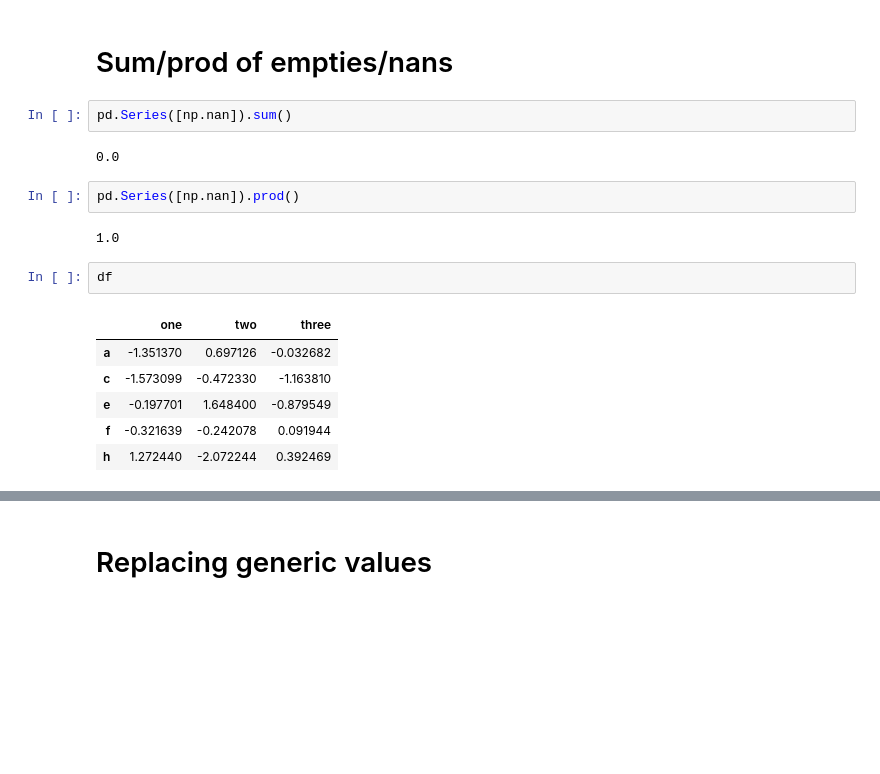
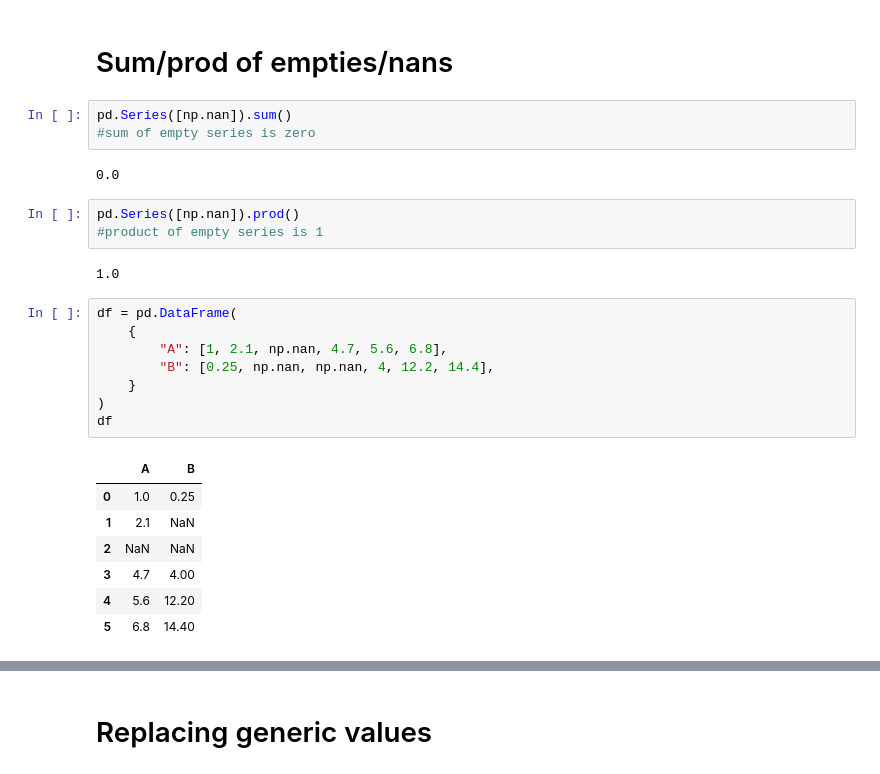
Before and after one commit to PavankumarUppar/Pandas, a Jupyter notebook: Pandas.ipynb, the cells around one changed output, grey strips where cells are left out. Cells and saved outputs as stored; diff of their text form; blank space fills up the shorter version.

```diff
--- a/Pandas.ipynb
+++ b/Pandas.ipynb
@@ -891,19 +894,28 @@ df.cumsum()
 # Sum/prod of empties/nans
 # %%
 pd.Series([np.nan]).sum()
+#sum of empty series is zero
 # %% [output]
 0.0
 # %%
 pd.Series([np.nan]).prod()
+#product of empty series is 1
 # %% [output]
 1.0
-# %%
-df
-# %% [output]
-|  | one | two | three |
-| a | -1.351370 | 0.697126 | -0.032682 |
-| c | -1.573099 | -0.472330 | -1.163810 |
-| e | -0.197701 | 1.648400 | -0.879549 |
-| f | -0.321639 | -0.242078 | 0.091944 |
-| h | 1.272440 | -2.072244 | 0.392469 |
+# %%
+df = pd.DataFrame(
+    {
+        "A": [1, 2.1, np.nan, 4.7, 5.6, 6.8],
+        "B": [0.25, np.nan, np.nan, 4, 12.2, 14.4],
+    }
+)
+df
+# %% [output]
+|  | A | B |
+| 0 | 1.0 | 0.25 |
+| 1 | 2.1 | NaN |
+| 2 | NaN | NaN |
+| 3 | 4.7 | 4.00 |
+| 4 | 5.6 | 12.20 |
+| 5 | 6.8 | 14.40 |
 # %%
```
Also changed, not shown: parts of 4 cells of this notebook.
